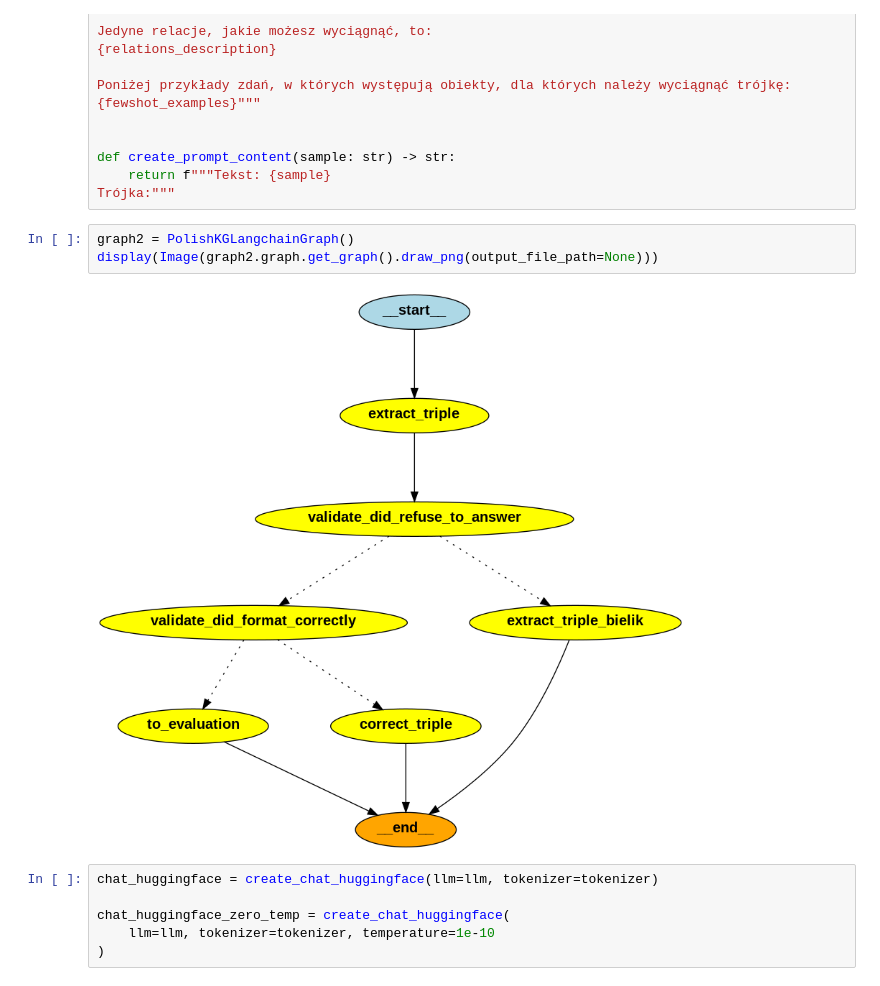
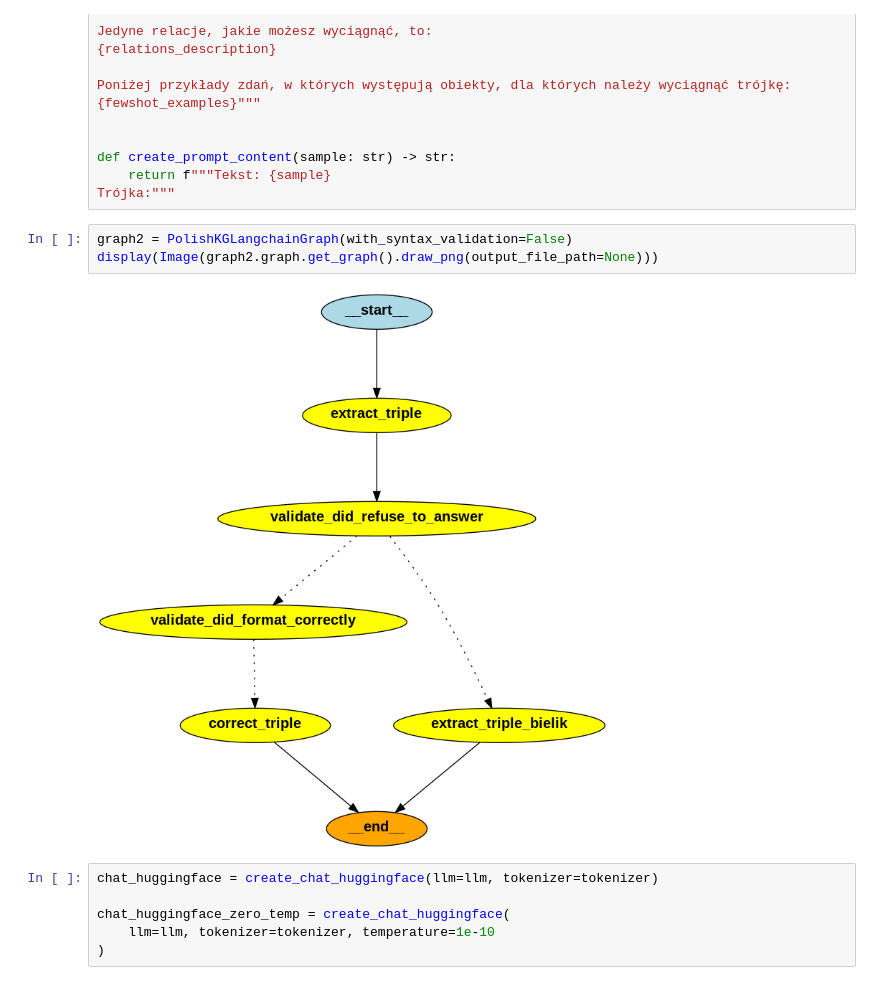
Before and after one commit to StaszekM/polish-kg, a Jupyter notebook: pipelineV2.ipynb, the cells around one changed output. Saved outputs shown, nothing was run; the diff lists cells and outputs as text.

```diff
--- a/pipelineV2.ipynb
+++ b/pipelineV2.ipynb
@@ -48,10 +79,10 @@ def create_prompt_content(sample: str) -> str:
     return f"""Tekst: {sample}
 Trójka:"""
 # %%
-graph2 = PolishKGLangchainGraph()
+graph2 = PolishKGLangchainGraph(with_syntax_validation=False)
 display(Image(graph2.graph.get_graph().draw_png(output_file_path=None)))
 # %% [output]
-[figure, old version]
+[figure, new version]
 # %%
 chat_huggingface = create_chat_huggingface(llm=llm, tokenizer=tokenizer)
 
```
Also changed, not shown: parts of 6 cells of this notebook, 6 other files.
